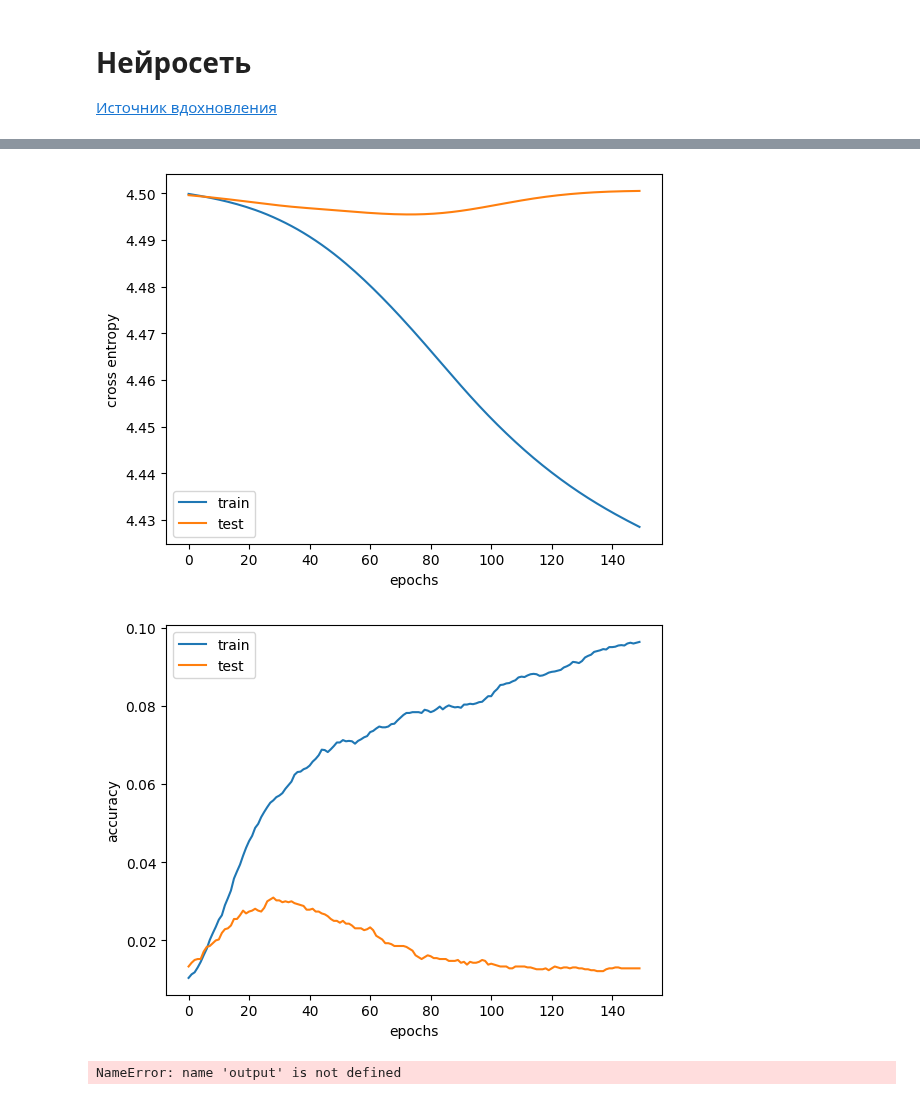
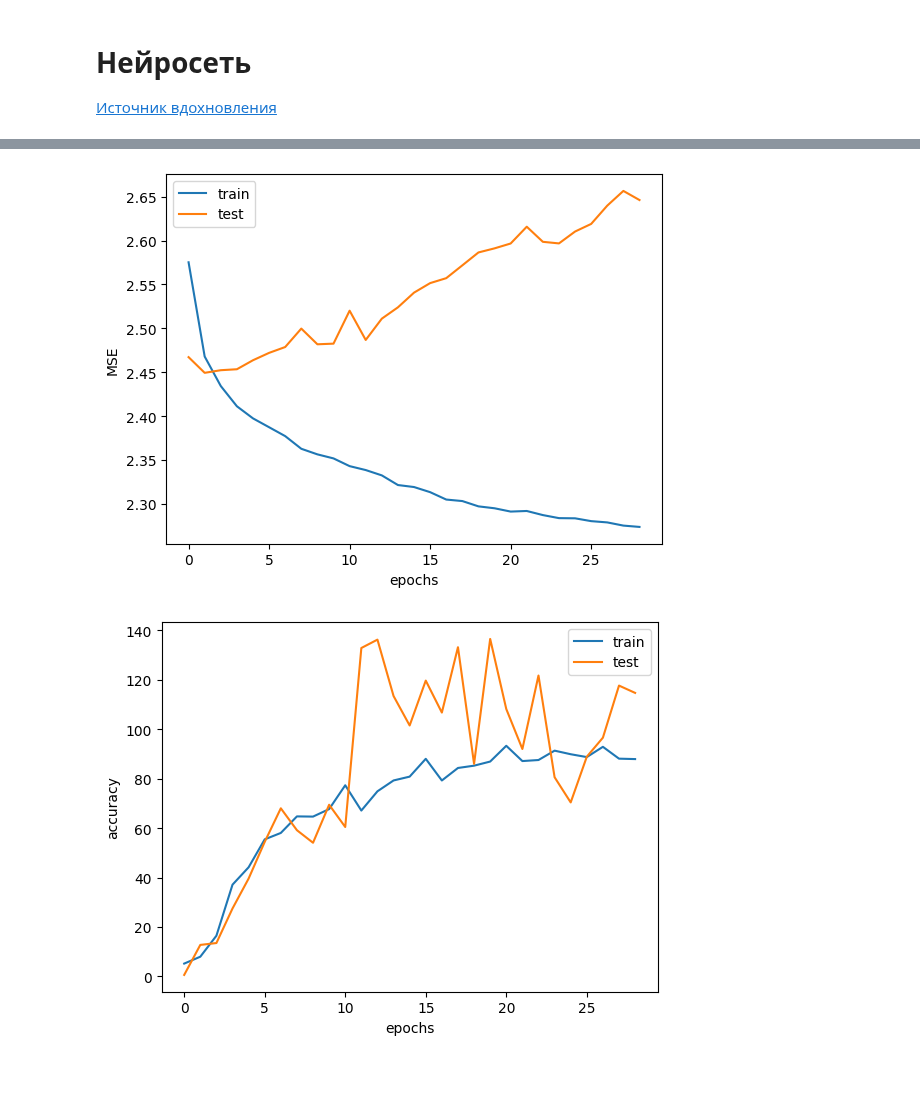
Before and after one commit to Dmitrij-Solovjev/spbu_deep_learning, a Jupyter notebook: homeworks/HW1/KaggleYearPredictionMSD.ipynb, the cells around one changed output, grey strips where cells are left out. Cells and saved outputs as stored; diff of their text form; code cells hidden in the pictures; blank space fills up the shorter version.

```diff
--- a/homeworks/HW1/KaggleYearPredictionMSD.ipynb
+++ b/homeworks/HW1/KaggleYearPredictionMSD.ipynb
@@ -84,3 +173,2 @@ Text(0, 0.5, 'Number of songs')
 # %%
-X_train, X_test, Y_train, Y_test = train_test_split(df.iloc[:, 0:90], df_y["year"], test_size=0.3)
-X_train
+X_train, X_test, Y_train, Y_test = train_test_split(df_2.drop(["target", "year"],axis=1), df_2["target"], test_size=0.2)
@@ -225,0 +432,21 @@ Epoch 149 validation: Cross-entropy=4.500550746917725, Accuracy=0.01285714283585
+# %%
+epochs = 100
+Loss_train = []
+Loss_test = []
+Accuracy_test = []
+Accuracy_train = []
+
+
+for t in range(epochs):
+    print(f"Epoch {t+1}\n-------------------------------")
+    # ваш код
+
+
+    train_accuracy, train_loss = train(train_dataloader, model, loss_fn, optimizer)
+    test_accuracy, test_loss = test(test_dataloader, model, loss_fn)
+
+    Accuracy_train.append(train_accuracy)
+    Loss_train.append(train_loss)
+
+    Accuracy_test.append(test_accuracy)
+    Loss_test.append(test_loss)
@@ -226,25 +474,24 @@ Epoch 149 validation: Cross-entropy=4.500550746917725, Accuracy=0.01285714283585
+# %%
+Loss_train = torch.tensor(Loss_train).numpy()
+Loss_test = torch.tensor(Loss_test).numpy()
+Accuracy_train = torch.tensor(Accuracy_train).numpy()
+Accuracy_test = torch.tensor(Accuracy_test).numpy()
 # %%
-
 import matplotlib.pyplot as plt
 
-plt.plot(train_loss_hist, label="train")
-plt.plot(test_loss_hist, label="test")
+plt.plot(Loss_train, label="train")
+plt.plot(Loss_test, label="test")
 plt.xlabel("epochs")
-plt.ylabel("cross entropy")
+plt.ylabel("MSE")
 plt.legend()
 plt.show()
 
-plt.plot(train_acc_hist, label="train")
-plt.plot(test_acc_hist, label="test")
+plt.plot(Accuracy_train, label="train")
+plt.plot(Accuracy_test, label="test")
 plt.xlabel("epochs")
 plt.ylabel("accuracy")
 plt.legend()
 plt.show()
 # %% [output]
-[figure, old version]
+[figure, new version]
-[figure, old version]
+[figure, new version]
-# %%
-loss_fn = nn.CrossEntropyLoss()
-loss = loss_fn(output, label)
-# %% [output]
-NameError: name 'output' is not defined
```
Also changed, not shown: parts of 36 cells of this notebook, 6 other files.
